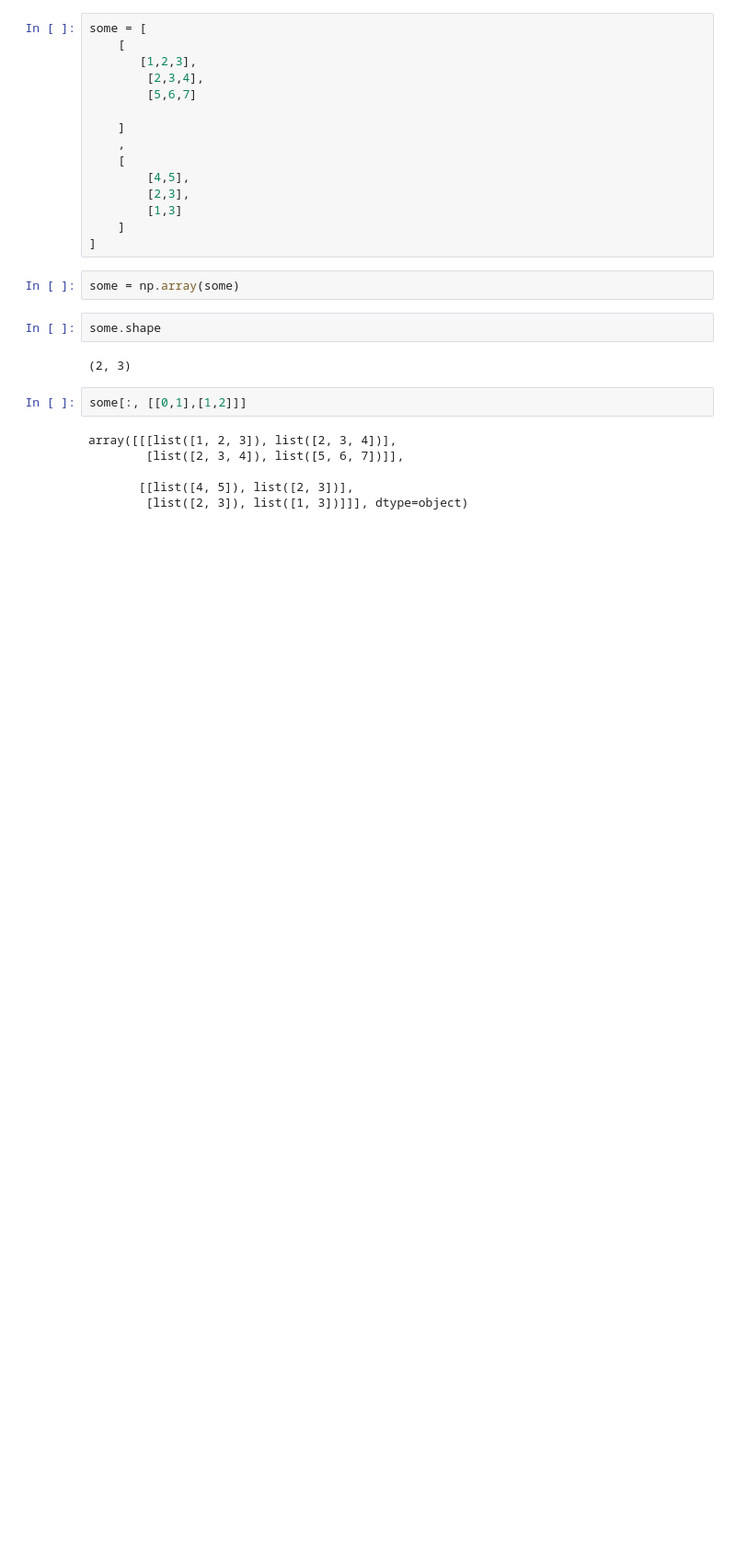
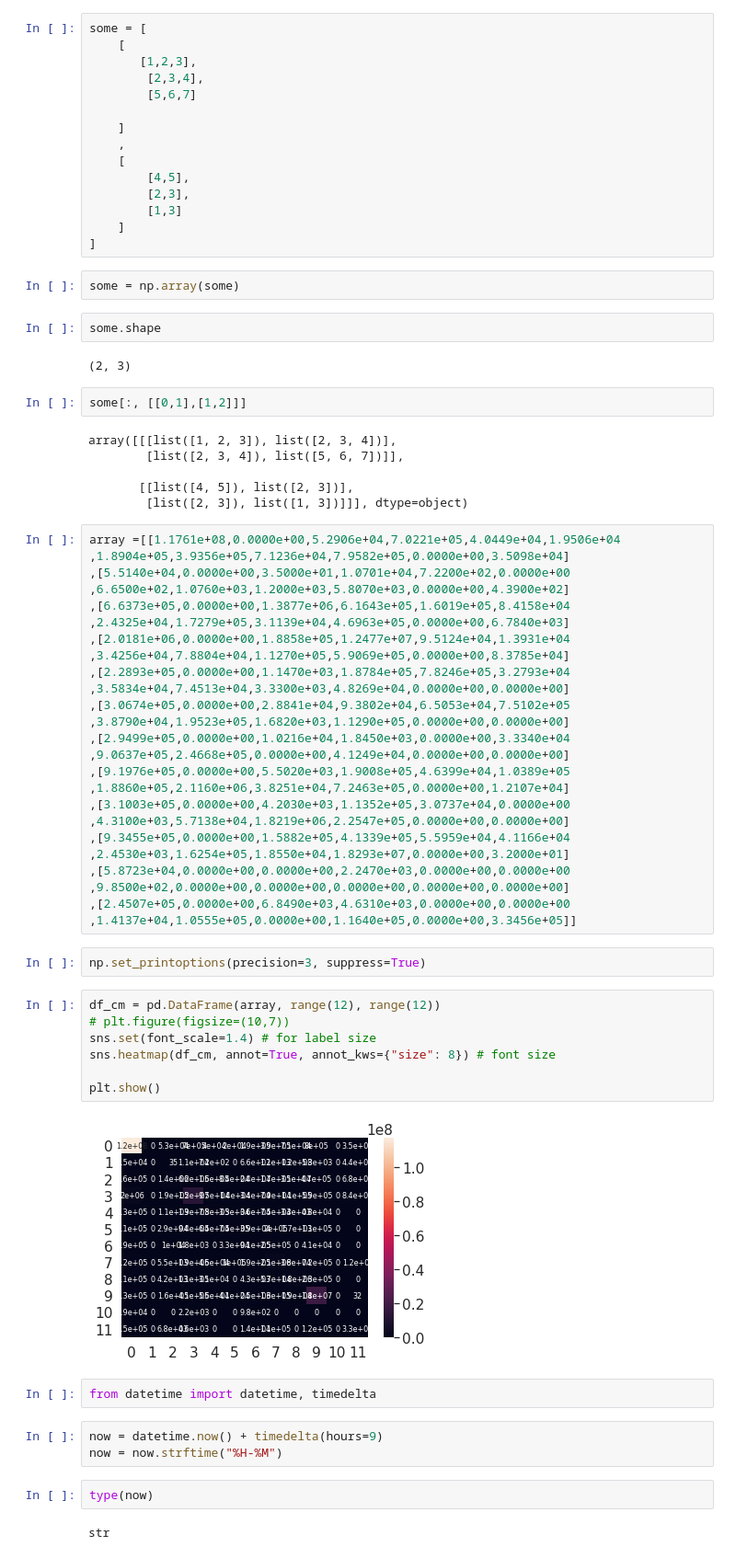
Before and after one commit to bcaitech1/p3-ims-obd-eagle-eye, a Jupyter notebook: experiment/jiyoung/exp/EDA.ipynb, the cells around one changed output. Shown at 92% size. Cells and saved outputs as stored; diff of their text form; blank space fills up the shorter version.

```diff
--- a/experiment/jiyoung/exp/EDA.ipynb
+++ b/experiment/jiyoung/exp/EDA.ipynb
@@ -485,3 +550,48 @@ array([[[list([1, 2, 3]), list([2, 3, 4])],
 
        [[list([4, 5]), list([2, 3])],
         [list([2, 3]), list([1, 3])]]], dtype=object)
+# %%
+array =[[1.1761e+08,0.0000e+00,5.2906e+04,7.0221e+05,4.0449e+04,1.9506e+04
+,1.8904e+05,3.9356e+05,7.1236e+04,7.9582e+05,0.0000e+00,3.5098e+04]
+,[5.5140e+04,0.0000e+00,3.5000e+01,1.0701e+04,7.2200e+02,0.0000e+00
+,6.6500e+02,1.0760e+03,1.2000e+03,5.8070e+03,0.0000e+00,4.3900e+02]
+,[6.6373e+05,0.0000e+00,1.3877e+06,6.1643e+05,1.6019e+05,8.4158e+04
+,2.4325e+04,1.7279e+05,3.1139e+04,4.6963e+05,0.0000e+00,6.7840e+03]
+,[2.0181e+06,0.0000e+00,1.8858e+05,1.2477e+07,9.5124e+04,1.3931e+04
+,3.4256e+04,7.8804e+04,1.1270e+05,5.9069e+05,0.0000e+00,8.3785e+04]
+,[2.2893e+05,0.0000e+00,1.1470e+03,1.8784e+05,7.8246e+05,3.2793e+04
+,3.5834e+04,7.4513e+04,3.3300e+03,4.8269e+04,0.0000e+00,0.0000e+00]
+,[3.0674e+05,0.0000e+00,2.8841e+04,9.3802e+04,6.5053e+04,7.5102e+05
+,3.8790e+04,1.9523e+05,1.6820e+03,1.1290e+05,0.0000e+00,0.0000e+00]
+,[2.9499e+05,0.0000e+00,1.0216e+04,1.8450e+03,0.0000e+00,3.3340e+04
+,9.0637e+05,2.4668e+05,0.0000e+00,4.1249e+04,0.0000e+00,0.0000e+00]
+,[9.1976e+05,0.0000e+00,5.5020e+03,1.9008e+05,4.6399e+04,1.0389e+05
+,1.8860e+05,2.1160e+06,3.8251e+04,7.2463e+05,0.0000e+00,1.2107e+04]
+,[3.1003e+05,0.0000e+00,4.2030e+03,1.1352e+05,3.0737e+04,0.0000e+00
+,4.3100e+03,5.7138e+04,1.8219e+06,2.2547e+05,0.0000e+00,0.0000e+00]
+,[9.3455e+05,0.0000e+00,1.5882e+05,4.1339e+05,5.5959e+04,4.1166e+04
+,2.4530e+03,1.6254e+05,1.8550e+04,1.8293e+07,0.0000e+00,3.2000e+01]
+,[5.8723e+04,0.0000e+00,0.0000e+00,2.2470e+03,0.0000e+00,0.0000e+00
+,9.8500e+02,0.0000e+00,0.0000e+00,0.0000e+00,0.0000e+00,0.0000e+00]
+,[2.4507e+05,0.0000e+00,6.8490e+03,4.6310e+03,0.0000e+00,0.0000e+00
+,1.4137e+04,1.0555e+05,0.0000e+00,1.1640e+05,0.0000e+00,3.3456e+05]]
+# %%
+np.set_printoptions(precision=3, suppress=True)
+# %%
+df_cm = pd.DataFrame(array, range(12), range(12))
+# plt.figure(figsize=(10,7))
+sns.set(font_scale=1.4) # for label size
+sns.heatmap(df_cm, annot=True, annot_kws={"size": 8}) # font size
+
+plt.show()
+# %% [output]
+[figure, added]
+# %%
+from datetime import datetime, timedelta
+# %%
+now = datetime.now() + timedelta(hours=9)
+now = now.strftime("%H-%M")
+# %%
+type(now)
+# %% [output]
+str
```
Also changed, not shown: parts of 28 cells of this notebook, 2 other files.
